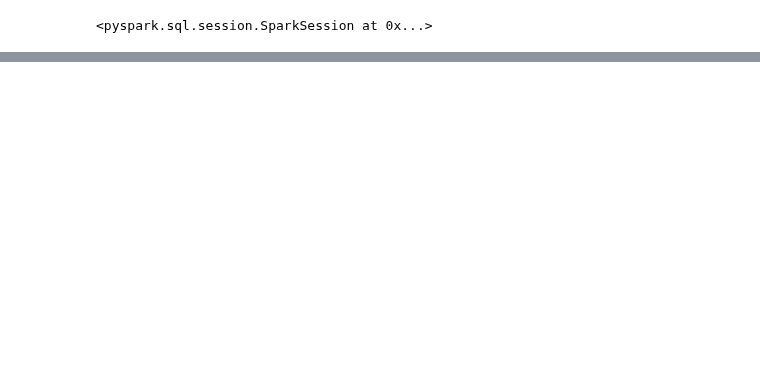
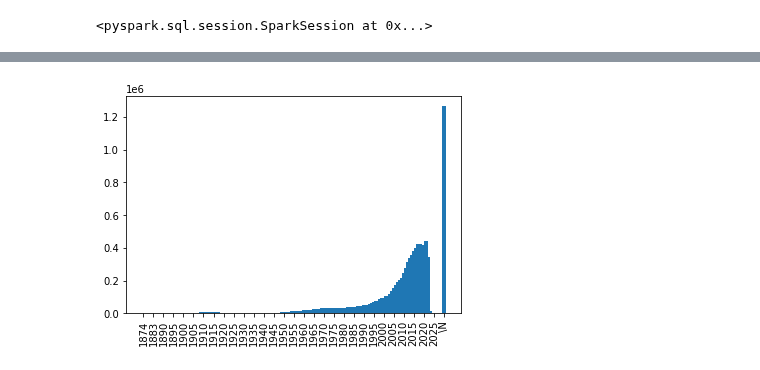
Before and after one commit to PiotrMaciejKowalski/BigData2022-actors, a Jupyter notebook: colabs/Wizualizacje_analiza.ipynb, the cells around one changed output, grey strips where cells are left out. Saved outputs shown, nothing was run; the diff lists cells and outputs as text; code cells hidden in the pictures; blank space fills up the shorter version.

```diff
--- a/colabs/Wizualizacje_analiza.ipynb
+++ b/colabs/Wizualizacje_analiza.ipynb
@@ -124,0 +115,2 @@ Null_counter_table
+# %%
+temp1 = spark.sql("""SELECT startYear, count(*) as liczba_wystapien from df_title_basic group by startYear order by startYear asc""").show(151)
@@ -124,0 +135,6 @@ Null_counter_table
+# %%
+plt.bar(temp1.startYear, temp1.liczba_wystapien, width = 2)
+plt.xticks(temp1.startYear[::5], rotation='vertical')
+plt.show()
+# %% [output]
+[figure, added]
```
Also changed, not shown: parts of 20 cells of this notebook.
